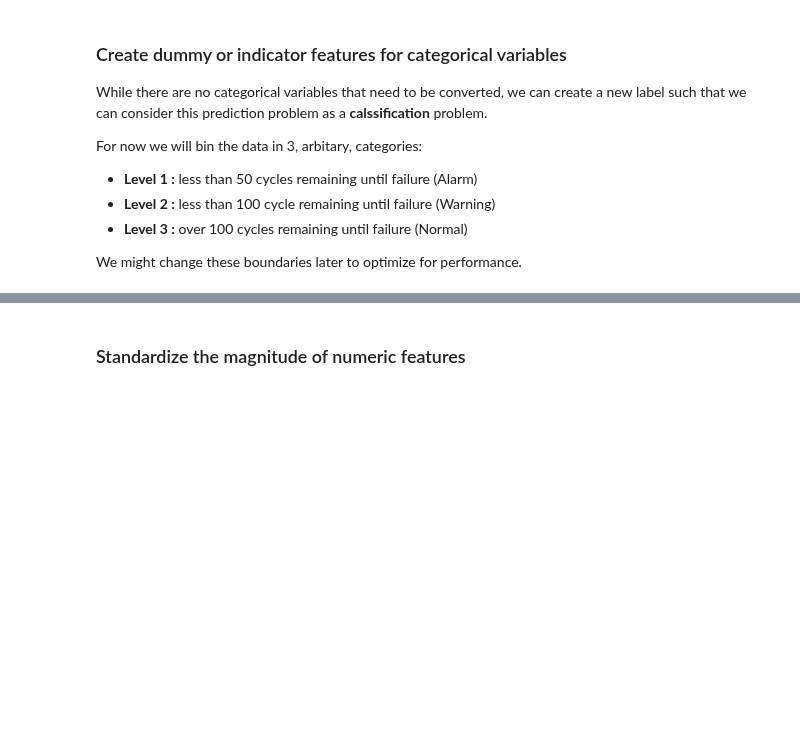
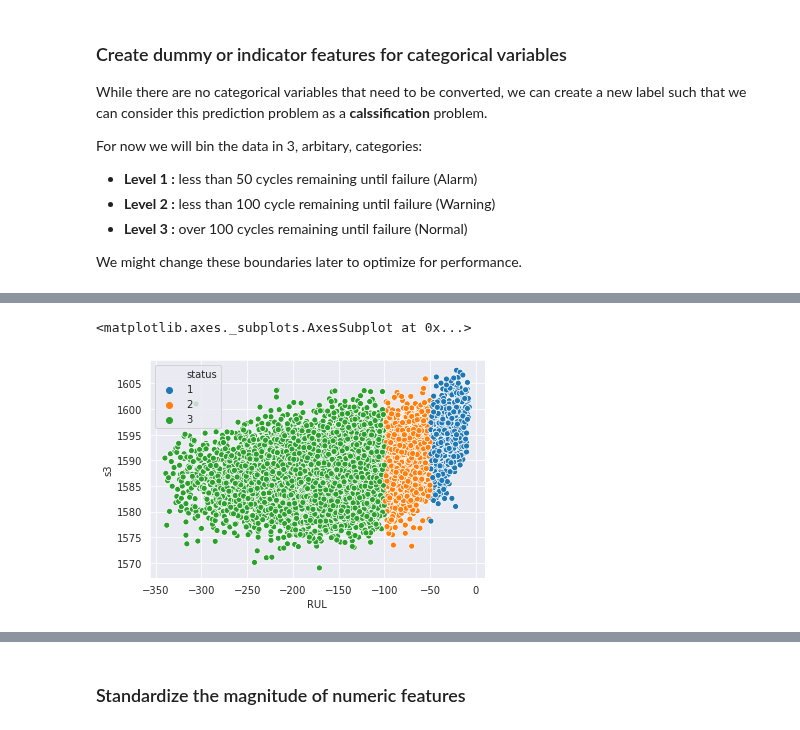
Before and after one commit to andrea-fantini/Predictive_Maintenance_Fanjet, a Jupyter notebook: notebooks/4 - Data Pre-processing.ipynb, the cells around one changed output, grey strips where cells are left out. Saved outputs shown, nothing was run; the diff lists cells and outputs as text; code cells hidden in the pictures; blank space fills up the shorter version.

```diff
--- a/notebooks/4 - Data Pre-processing.ipynb
+++ b/notebooks/4 - Data Pre-processing.ipynb
@@ -55,9 +65,9 @@ For now we will bin the data in 3, arbitary, categories:
 
 We might change these boundaries later to optimize for performance.
 # %%
-#setting an arbitary boundary at 50 adn 125 cycles for the binning\
+#setting an arbitary boundary at 50 and 100 cycles for the binning\
 first_boundary = -100
 second_boundary = -50
 train_df['status'] = pd.cut(train_df['RUL'],[-np.inf,first_boundary,second_boundary,0],labels=[3,2,1])
-test_df['status'] = pd.cut(train_df['RUL'],[-np.inf,first_boundary,second_boundary,0],labels=[3,2,1])
+test_df['status'] = pd.cut(test_df['RUL'],[-np.inf,first_boundary,second_boundary,0],labels=[3,2,1])
 # %%
@@ -69,3 +79,8 @@ sns.scatterplot('RUL','s3',data = train_df, hue='status')
+# %%
+sns.scatterplot('RUL','s3',data = test_df, hue='status')
+# %% [output]
+<matplotlib.axes._subplots.AxesSubplot at 0x...>
+[figure, added]
 # %%
 def distplot_with_hue(data=None, x=None, hue=None, row=None, col=None, legend=True, **kwargs):
     _, bins = np.histogram(data[x].dropna())
```
Also changed, not shown: parts of 9 cells of this notebook, 3 other files.
